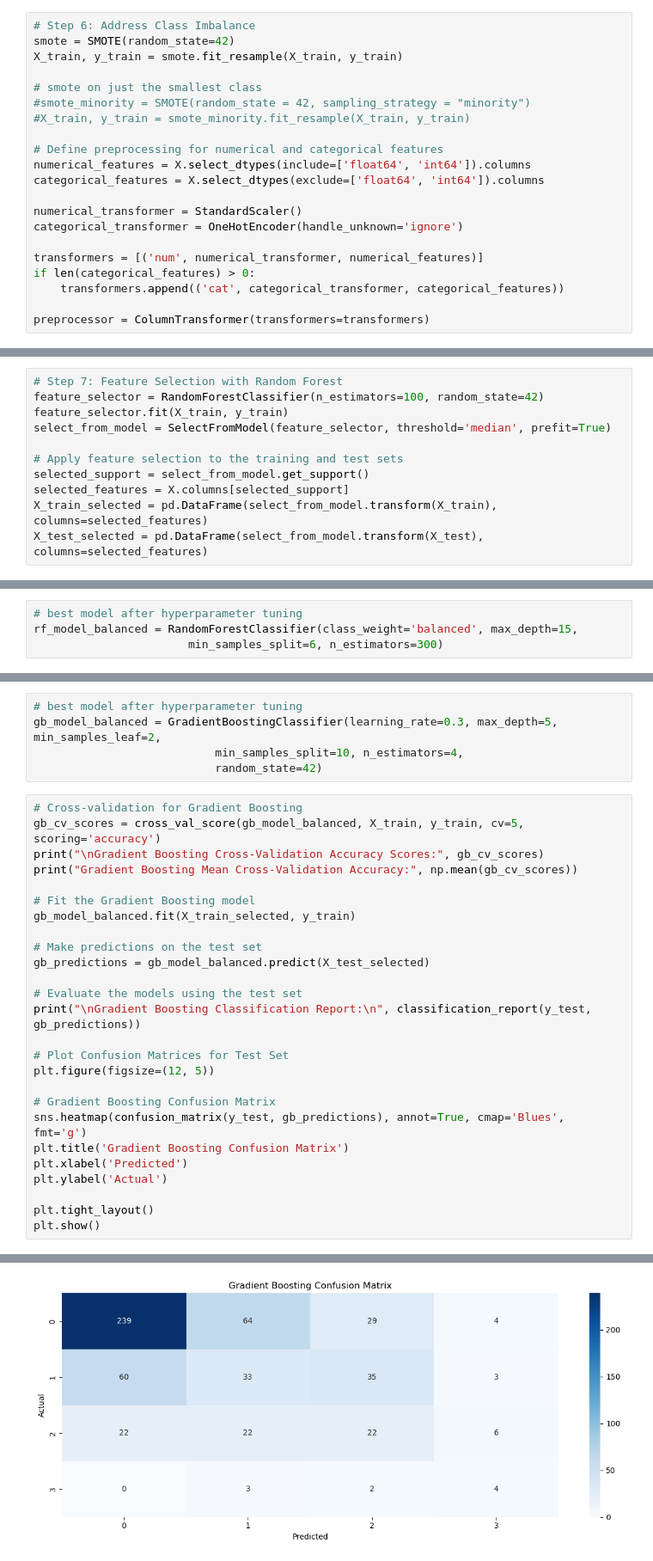
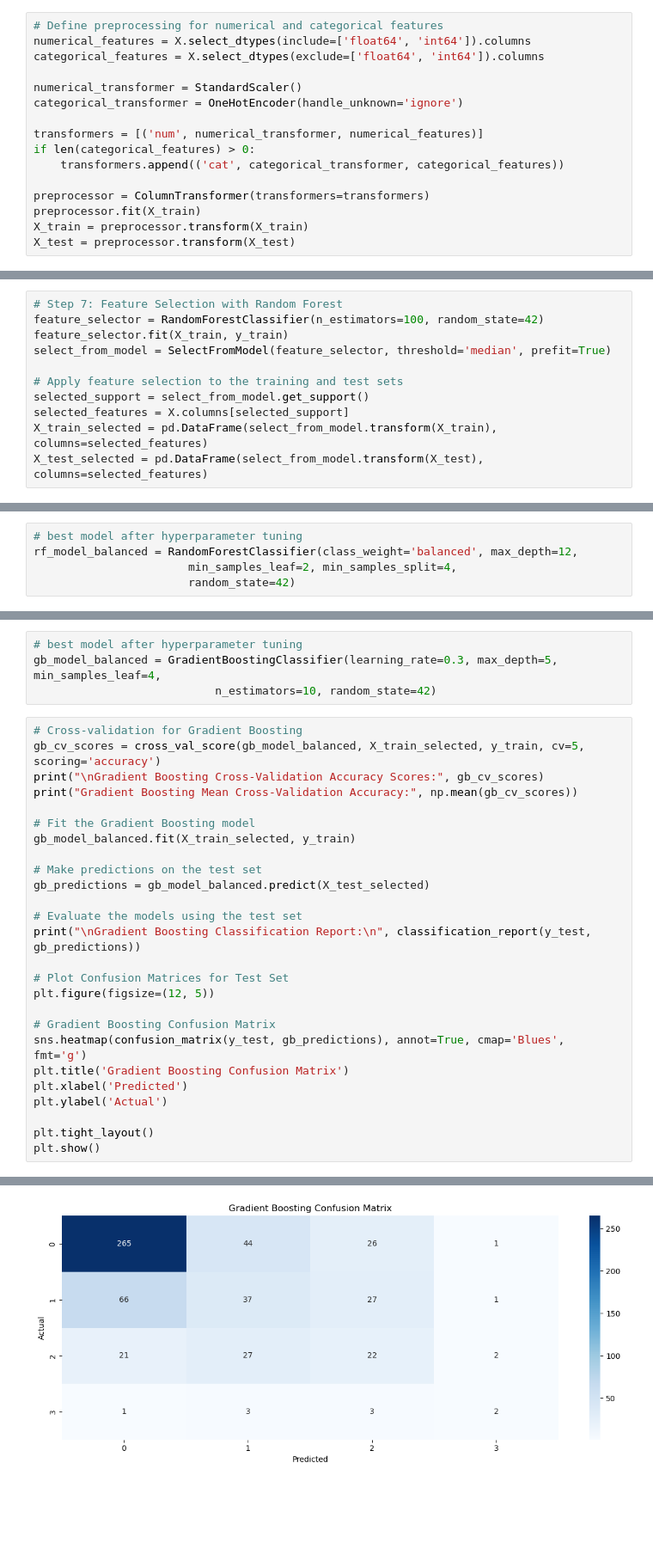
Before and after one commit to erica-landreth/datasci207_fa24_01_LMRSW, a Jupyter notebook: EDA/ASN_Modeling with test data and knn imputing EIL.ipynb, the cells around one changed output, grey strips where cells are left out. Shown at 86% size. Saved outputs shown, nothing was run; the diff lists cells and outputs as text; blank space fills up the shorter version.

```diff
--- a/EDA/ASN_Modeling with test data and knn imputing EIL.ipynb
+++ b/EDA/ASN_Modeling with test data and knn imputing EIL.ipynb
@@ -314,14 +314,6 @@ X_train, X_test, y_train, y_test = train_test_split(X, y, test_size=0.2, random_
 # %% [markdown]
 ## Modeling
 # %%
-# Step 6: Address Class Imbalance
-smote = SMOTE(random_state=42)
-X_train, y_train = smote.fit_resample(X_train, y_train)
-
-# smote on just the smallest class
-#smote_minority = SMOTE(random_state = 42, sampling_strategy = "minority")
-#X_train, y_train = smote_minority.fit_resample(X_train, y_train)
-
 # Define preprocessing for numerical and categorical features
 numerical_features = X.select_dtypes(include=['float64', 'int64']).columns
 categorical_features = X.select_dtypes(exclude=['float64', 'int64']).columns
@@ -334,3 +326,6 @@ if len(categorical_features) > 0:
     transformers.append(('cat', categorical_transformer, categorical_features))
 
 preprocessor = ColumnTransformer(transformers=transformers)
+preprocessor.fit(X_train)
+X_train = preprocessor.transform(X_train)
+X_test = preprocessor.transform(X_test)
@@ -375,7 +373,8 @@ param_grid = {
 # !!! see outputs from past hyperparameter random search in rf_cv.txt
 # %%
 # best model after hyperparameter tuning
-rf_model_balanced = RandomForestClassifier(class_weight='balanced', max_depth=15,
-                       min_samples_split=6, n_estimators=300)
+rf_model_balanced = RandomForestClassifier(class_weight='balanced', max_depth=12,
+                       min_samples_leaf=2, min_samples_split=4,
+                       random_state=42)
 # %%
 # Cross-validation for Random Forest
@@ -439,12 +438,11 @@ param_grid_gb = {
 # !!! see outputs from past hyperparameter random search in gb_cv.txt
 # %%
 # best model after hyperparameter tuning
-gb_model_balanced = GradientBoostingClassifier(learning_rate=0.3, max_depth=5, min_samples_leaf=2,
-                           min_samples_split=10, n_estimators=4,
-                           random_state=42)
+gb_model_balanced = GradientBoostingClassifier(learning_rate=0.3, max_depth=5, min_samples_leaf=4,
+                           n_estimators=10, random_state=42)
 # %%
 # Cross-validation for Gradient Boosting
-gb_cv_scores = cross_val_score(gb_model_balanced, X_train, y_train, cv=5, scoring='accuracy')
+gb_cv_scores = cross_val_score(gb_model_balanced, X_train_selected, y_train, cv=5, scoring='accuracy')
 print("\nGradient Boosting Cross-Validation Accuracy Scores:", gb_cv_scores)
 print("Gradient Boosting Mean Cross-Validation Accuracy:", np.mean(gb_cv_scores))
 
@@ -486,4 +484,4 @@ weighted avg       0.56      0.54      0.55       548
-[figure, old version]
+[figure, new version]
 # %%
 # Make predictions on the test set
 rf_predictions = rf_model_balanced.predict(test_data[selected_features])
```
Also changed, not shown: parts of 9 cells of this notebook, 2 other files.
